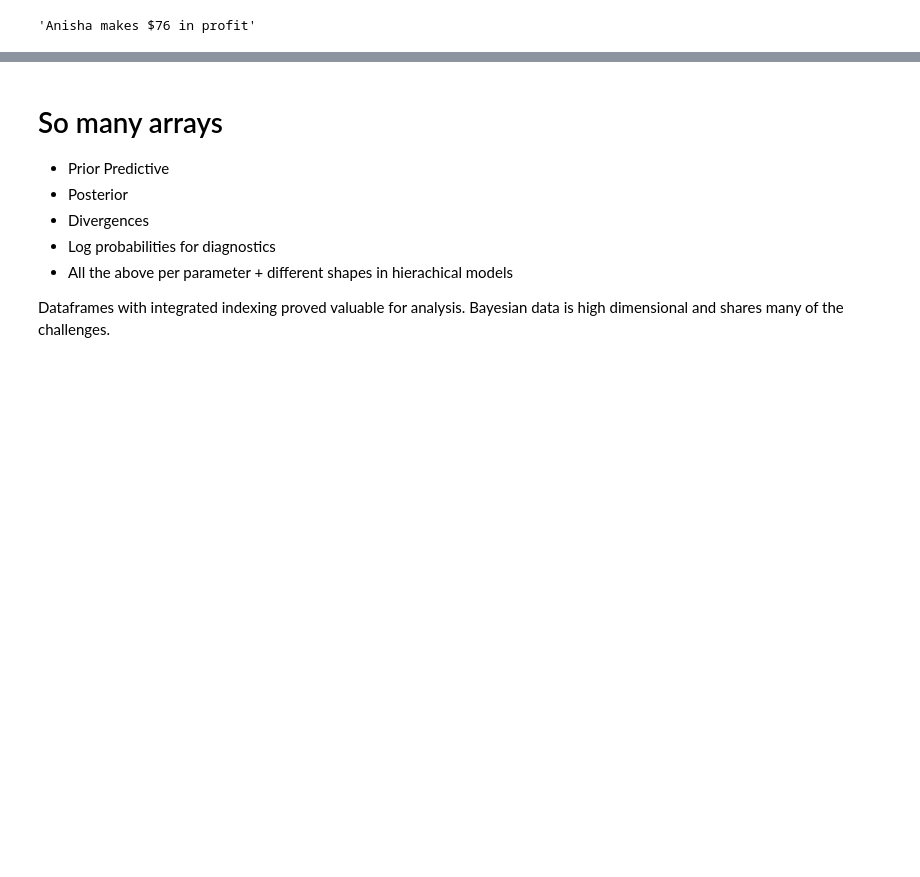
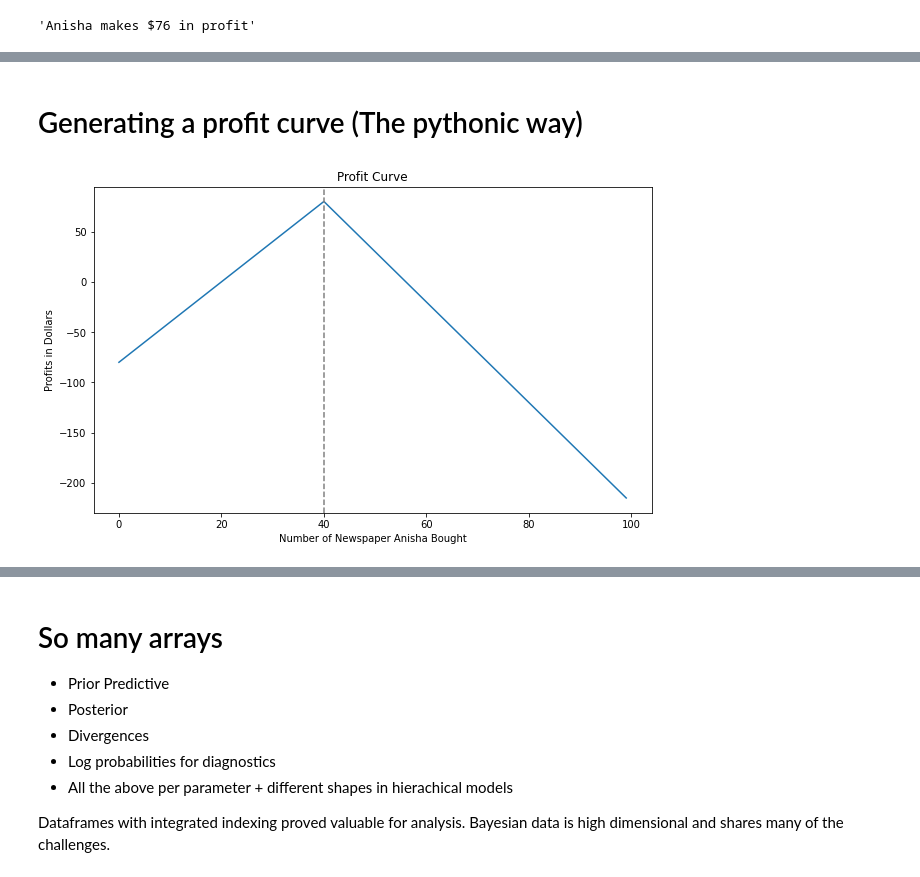
Before and after one commit to canyon289/PyDataGlobal_2020, a Jupyter notebook: InferenceData_Stancon2020_en.ipynb, the cells around one changed output, grey strips where cells are left out. Cells and saved outputs as stored; diff of their text form; code cells hidden in the pictures; blank space fills up the shorter version.

```diff
--- a/InferenceData_Stancon2020_en.ipynb
+++ b/InferenceData_Stancon2020_en.ipynb
@@ -179,0 +194,16 @@ ax.axvline(40, linestyle='--', c="gray")
+# %% [markdown]
+# Generating a profit curve (The pythonic way)
+# %%
+def reward_function(inventory, newspapers_sold, newvendor_cost=5, customer_price=7):
+    return customer_price*np.min([inventory, newspapers_sold]) - newvendor_cost*inventory
+
+choices_anisha_could_make = range(100)
+profit_with_each_choice = [profit_calculator(40, inv) for inv in choices_anisha_could_make]
+
+fig, ax=plt.subplots(figsize=(10,6))
+ax.plot(choices_anisha_could_make, profit_with_each_choice)
+ax.axvline(40, linestyle='--', c="gray")
+ax.set_title("Profit Curve"); ax.set_xlabel("Number of Newspaper Anisha Bought")
+ax.set_ylabel("Profits in Dollars");
+# %% [output]
+[figure, added]
```
Also changed, not shown: parts of 11 cells of this notebook.
